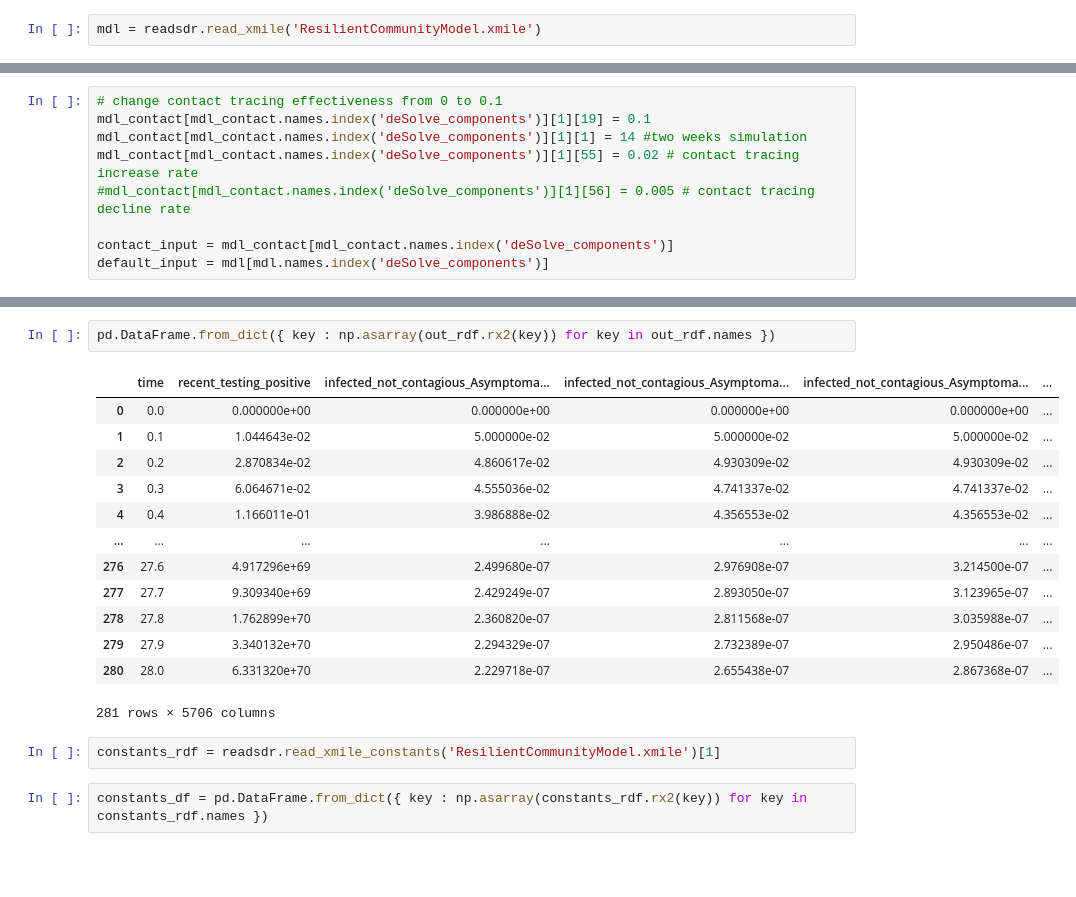
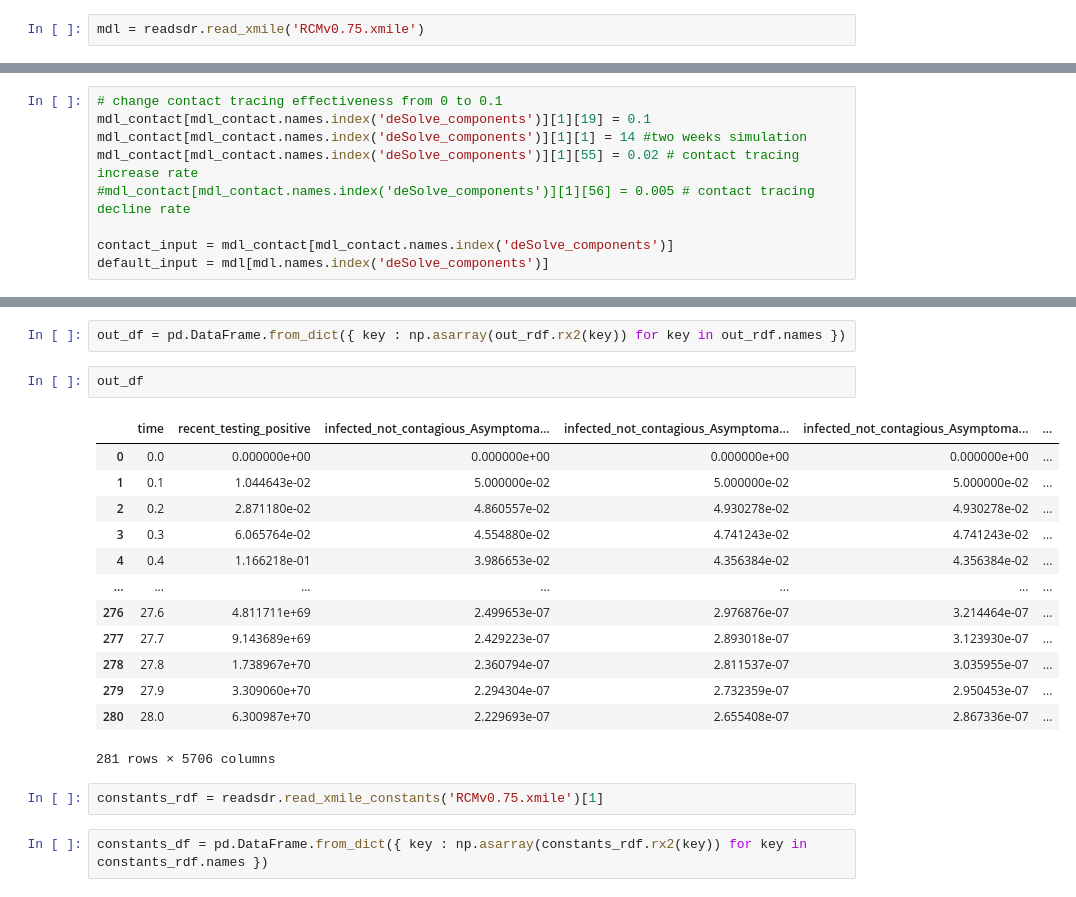
Before and after one commit to covABM/generative-seriousgame, a Jupyter notebook: py-r-stella.ipynb, the cells around one changed output, grey strips where cells are left out. Cells and saved outputs as stored; diff of their text form; blank space fills up the shorter version.

```diff
--- a/py-r-stella.ipynb
+++ b/py-r-stella.ipynb
@@ -39,5 +34,5 @@ FloatVector with 1664 elements.
 # %%
-mdl = readsdr.read_xmile('ResilientCommunityModel.xmile')
+mdl = readsdr.read_xmile('RCMv0.75.xmile')
 # %%
 import copy
 # %%
@@ -60,20 +55,22 @@ Wall time: 1min 1s
 # %%
-pd.DataFrame.from_dict({ key : np.asarray(out_rdf.rx2(key)) for key in out_rdf.names })
+out_df = pd.DataFrame.from_dict({ key : np.asarray(out_rdf.rx2(key)) for key in out_rdf.names })
-# %% [output]
-|  | time | recent_testing_positive | infected_not_contagious_Asymptoma... | infected_not_contagious_Asymptoma... | infected_not_contagious_Asymptoma... | ... |
-| 0 | 0.0 | 0.000000e+00 | 0.000000e+00 | 0.000000e+00 | 0.000000e+00 | ... |
-| 1 | 0.1 | 1.044643e-02 | 5.000000e-02 | 5.000000e-02 | 5.000000e-02 | ... |
-| 2 | 0.2 | 2.870834e-02 | 4.860617e-02 | 4.930309e-02 | 4.930309e-02 | ... |
-| 3 | 0.3 | 6.064671e-02 | 4.555036e-02 | 4.741337e-02 | 4.741337e-02 | ... |
-| 4 | 0.4 | 1.166011e-01 | 3.986888e-02 | 4.356553e-02 | 4.356553e-02 | ... |
-| ... | ... | ... | ... | ... | ... | ... |
-| 276 | 27.6 | 4.917296e+69 | 2.499680e-07 | 2.976908e-07 | 3.214500e-07 | ... |
-| 277 | 27.7 | 9.309340e+69 | 2.429249e-07 | 2.893050e-07 | 3.123965e-07 | ... |
-| 278 | 27.8 | 1.762899e+70 | 2.360820e-07 | 2.811568e-07 | 3.035988e-07 | ... |
-| 279 | 27.9 | 3.340132e+70 | 2.294329e-07 | 2.732389e-07 | 2.950486e-07 | ... |
-| 280 | 28.0 | 6.331320e+70 | 2.229718e-07 | 2.655438e-07 | 2.867368e-07 | ... |
-281 rows × 5706 columns
+# %%
+out_df
+# %% [output]
+|  | time | recent_testing_positive | infected_not_contagious_Asymptoma... | infected_not_contagious_Asymptoma... | infected_not_contagious_Asymptoma... | ... |
+| 0 | 0.0 | 0.000000e+00 | 0.000000e+00 | 0.000000e+00 | 0.000000e+00 | ... |
+| 1 | 0.1 | 1.044643e-02 | 5.000000e-02 | 5.000000e-02 | 5.000000e-02 | ... |
+| 2 | 0.2 | 2.871180e-02 | 4.860557e-02 | 4.930278e-02 | 4.930278e-02 | ... |
+| 3 | 0.3 | 6.065764e-02 | 4.554880e-02 | 4.741243e-02 | 4.741243e-02 | ... |
+| 4 | 0.4 | 1.166218e-01 | 3.986653e-02 | 4.356384e-02 | 4.356384e-02 | ... |
+| ... | ... | ... | ... | ... | ... | ... |
+| 276 | 27.6 | 4.811711e+69 | 2.499653e-07 | 2.976876e-07 | 3.214464e-07 | ... |
+| 277 | 27.7 | 9.143689e+69 | 2.429223e-07 | 2.893018e-07 | 3.123930e-07 | ... |
+| 278 | 27.8 | 1.738967e+70 | 2.360794e-07 | 2.811537e-07 | 3.035955e-07 | ... |
+| 279 | 27.9 | 3.309060e+70 | 2.294304e-07 | 2.732359e-07 | 2.950453e-07 | ... |
+| 280 | 28.0 | 6.300987e+70 | 2.229693e-07 | 2.655408e-07 | 2.867336e-07 | ... |
+281 rows × 5706 columns
 # %%
-constants_rdf = readsdr.read_xmile_constants('ResilientCommunityModel.xmile')[1]
+constants_rdf = readsdr.read_xmile_constants('RCMv0.75.xmile')[1]
 # %%
 constants_df = pd.DataFrame.from_dict({ key : np.asarray(constants_rdf.rx2(key)) for key in constants_rdf.names })
```
Also changed, not shown: parts of 3 cells of this notebook, 2 other files.
